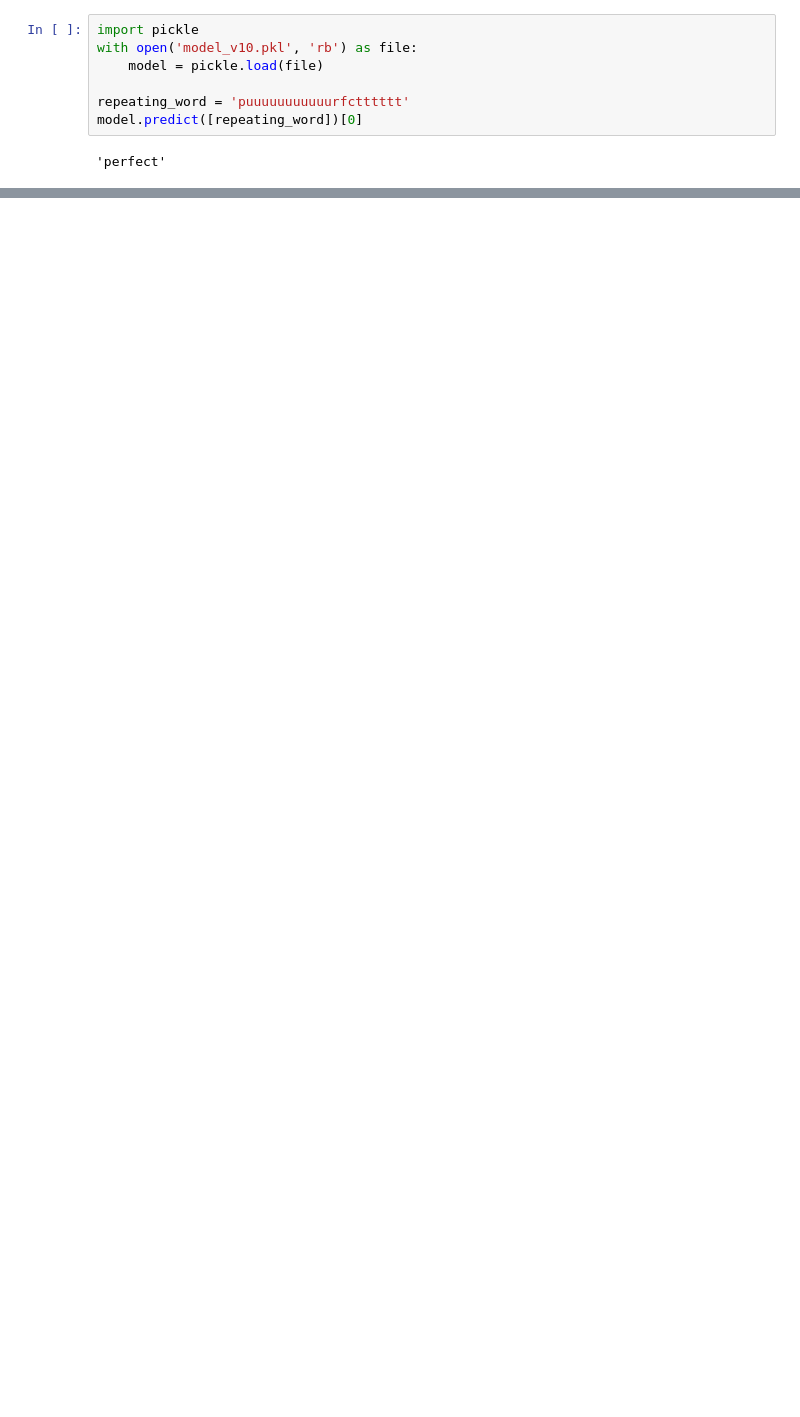
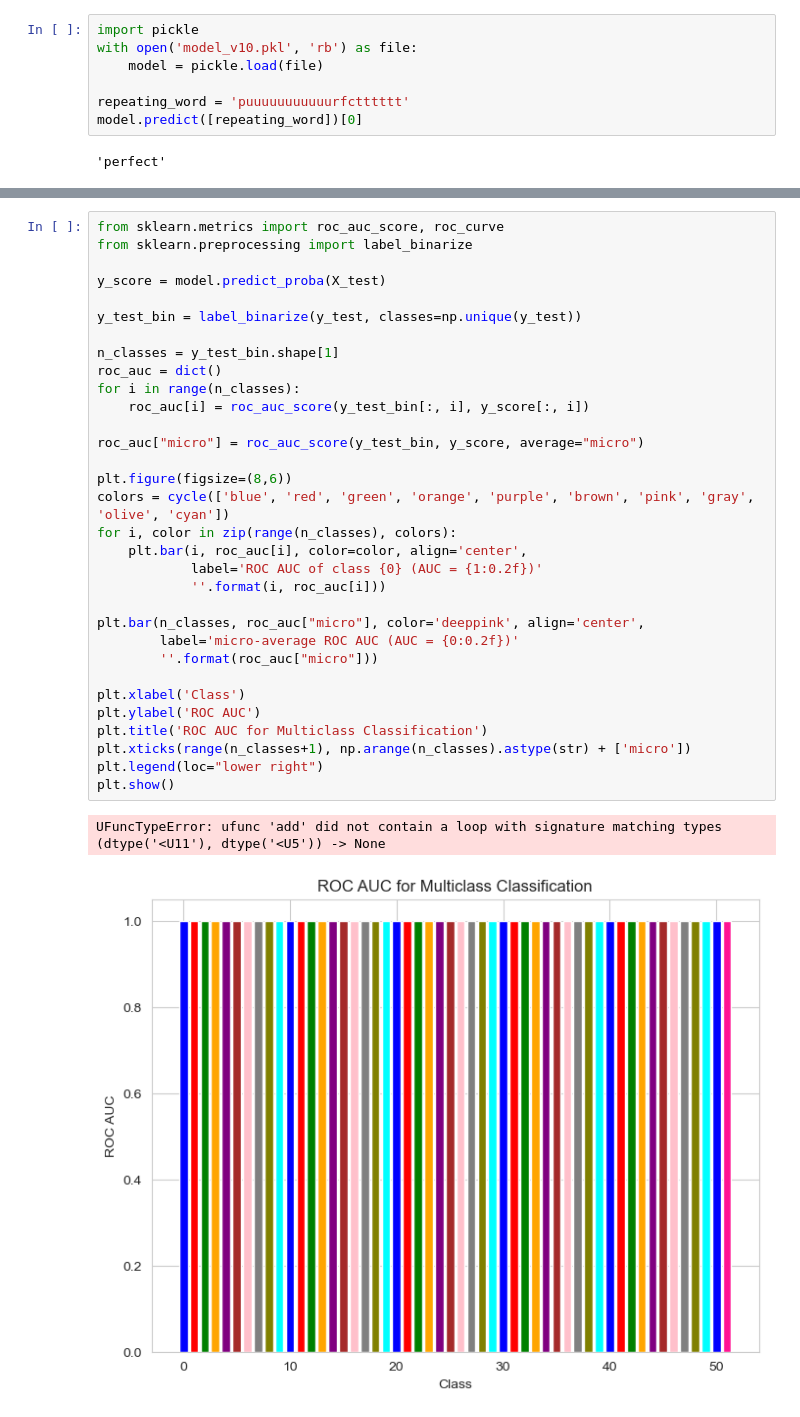
Before and after one commit to Disura-Randunu/RankrrV2, a Jupyter notebook: rankrr-datascience/emphasized_words_model.ipynb, the cells around one changed output, grey strips where cells are left out. Saved outputs shown, nothing was run; the diff lists cells and outputs as text; blank space fills up the shorter version.

```diff
--- a/rankrr-datascience/emphasized_words_model.ipynb
+++ b/rankrr-datascience/emphasized_words_model.ipynb
@@ -85,0 +145,35 @@ model.predict([repeating_word])[0]
+# %%
+from sklearn.metrics import roc_auc_score, roc_curve
+from sklearn.preprocessing import label_binarize
+
+y_score = model.predict_proba(X_test)
+
+y_test_bin = label_binarize(y_test, classes=np.unique(y_test))
+
+n_classes = y_test_bin.shape[1]
+roc_auc = dict()
+for i in range(n_classes):
+    roc_auc[i] = roc_auc_score(y_test_bin[:, i], y_score[:, i])
+
+roc_auc["micro"] = roc_auc_score(y_test_bin, y_score, average="micro")
+
+plt.figure(figsize=(8,6))
+colors = cycle(['blue', 'red', 'green', 'orange', 'purple', 'brown', 'pink', 'gray', 'olive', 'cyan'])
+for i, color in zip(range(n_classes), colors):
+    plt.bar(i, roc_auc[i], color=color, align='center',
+            label='ROC AUC of class {0} (AUC = {1:0.2f})'
+            ''.format(i, roc_auc[i]))
+
+plt.bar(n_classes, roc_auc["micro"], color='deeppink', align='center',
+        label='micro-average ROC AUC (AUC = {0:0.2f})'
+        ''.format(roc_auc["micro"]))
+
+plt.xlabel('Class')
+plt.ylabel('ROC AUC')
+plt.title('ROC AUC for Multiclass Classification')
+plt.xticks(range(n_classes+1), np.arange(n_classes).astype(str) + ['micro'])
+plt.legend(loc="lower right")
+plt.show()
+# %% [output]
+UFuncTypeError: ufunc 'add' did not contain a loop with signature matching types (dtype('<U11'), dtype('<U5')) -> None
+[figure, added]
```
Also changed, not shown: parts of 7 cells of this notebook, 3 other files.
